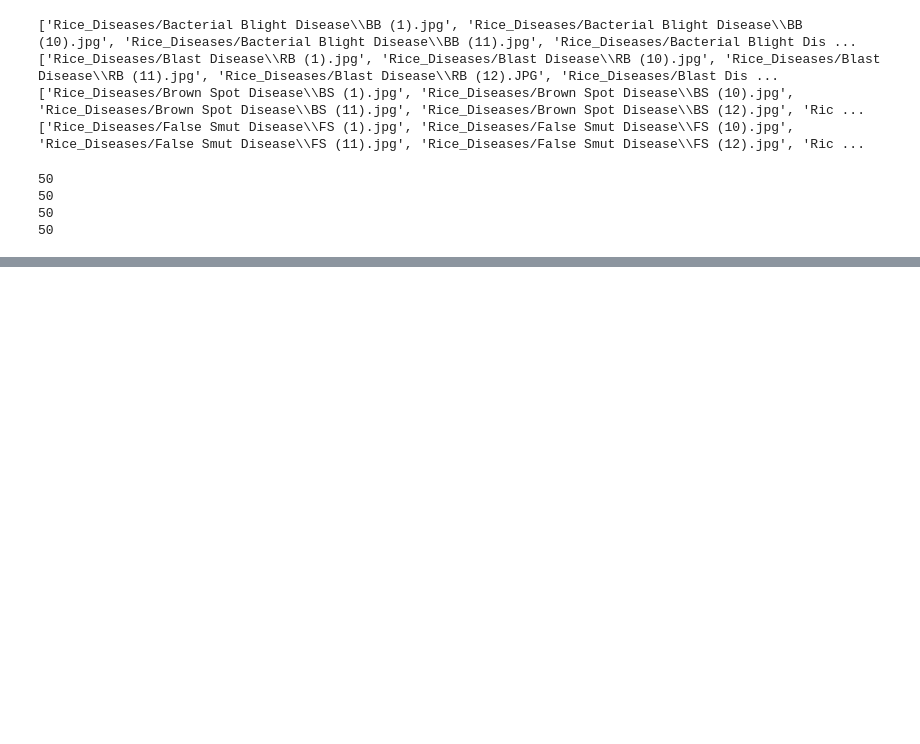
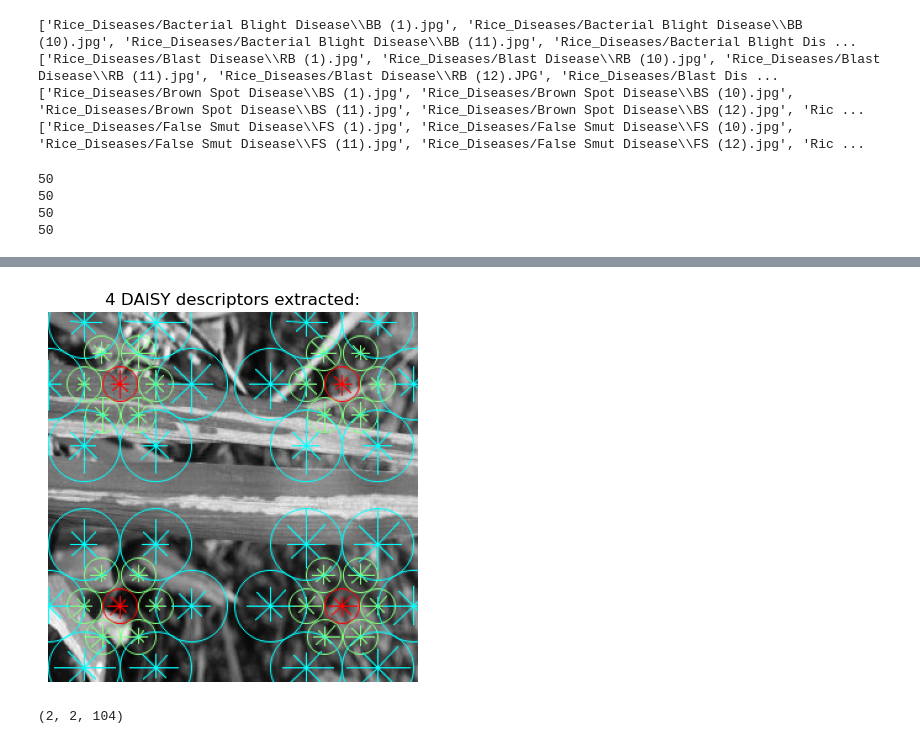
Before and after one commit to Cod-Am/Rice-Crop-Disease-Classifier, a Jupyter notebook: project.ipynb, the cells around one changed output, grey strips where cells are left out. Cells and saved outputs as stored; diff of their text form; code cells hidden in the pictures; blank space fills up the shorter version.

Commit message:
Moving on to creating dataset and training model

```diff
--- a/project.ipynb
+++ b/project.ipynb
@@ -56,0 +96,37 @@ print(len(false_smut))
+# %%
+combined_path_dataset=[]
+for path in bacterial_blight:
+    combined_path_dataset.append(path)
+for path in blast:
+    combined_path_dataset.append(path)
+
+for path in brown_spot:
+    combined_path_dataset.append(path)
+
+for path in false_smut:
+    combined_path_dataset.append(path)
+# %%
+path=combined_path_dataset[0]
+image=imread(path,as_gray=True)
+rescaled_image=resize(image,(200,200))
+# dasify,daisified_image=daisy(rescaled_image,step=180, radius=58, rings=2, histograms=6, orientations=8, visualize=True)
+# fig=plt.figure(figsize=(10,6))
+# plt.subplot(1,2,1)
+# imshow(rescaled_image)
+# plt.subplot(1,2,2)
+# imshow(image)
+# print(dasify.shape)
+descs, descs_img = daisy(
+    image, step=180, radius=58, rings=2, histograms=6, orientations=8, visualize=True
+)
+
+fig, ax = plt.subplots()
+ax.axis("off")
+ax.imshow(descs_img)
+descs_num = descs.shape[0] * descs.shape[1]
+ax.set_title(f"{descs_num} DAISY descriptors extracted:")
+plt.show()
+print(descs.shape)
+# %% [output]
+[figure, added]
+(2, 2, 104)
```
Also changed, not shown: parts of 7 cells of this notebook.
